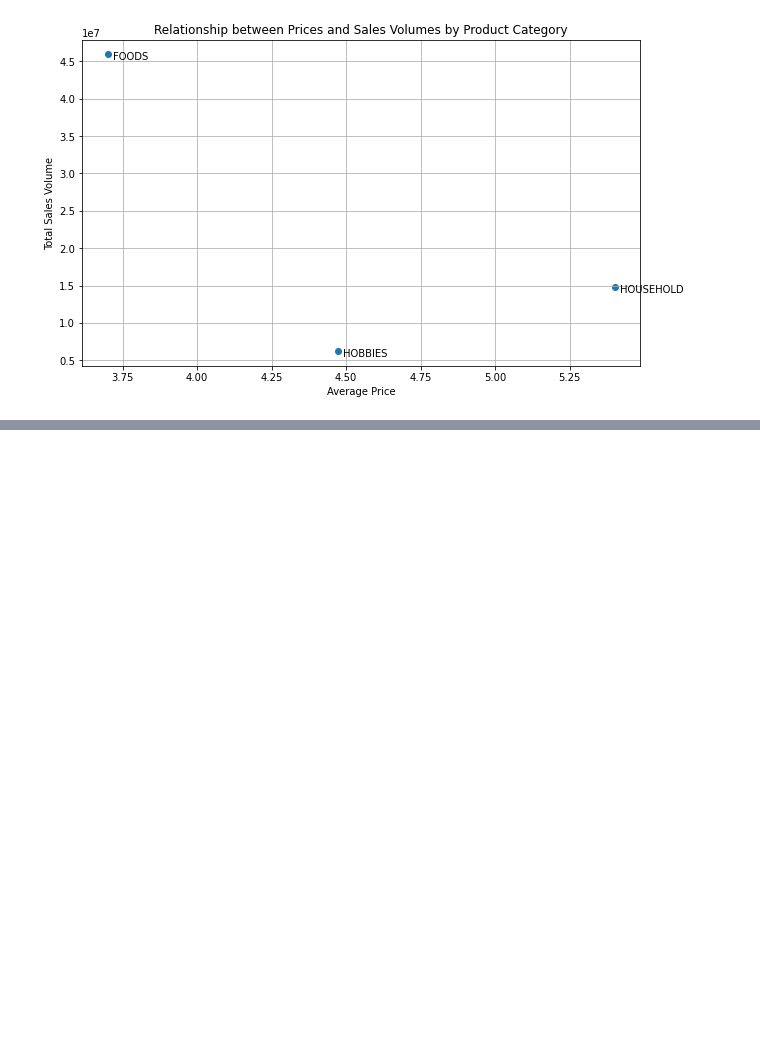
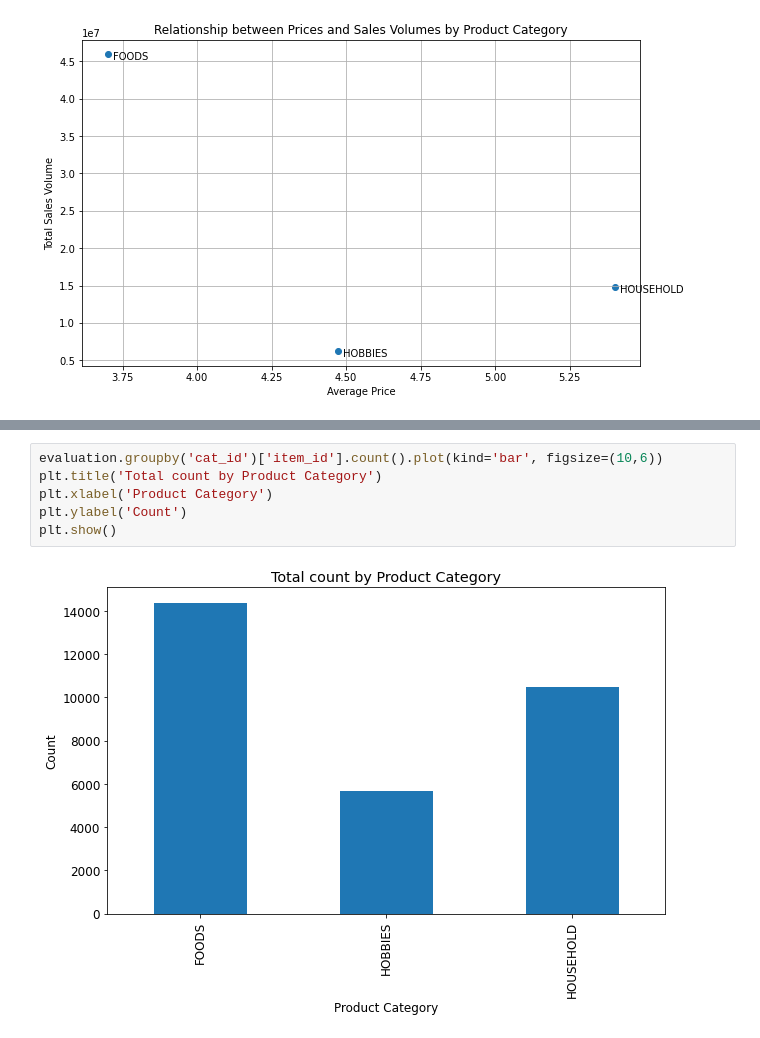
Before and after one commit to janiceivana/DS_05, a Jupyter notebook: New Data Analysis.ipynb, the cells around one changed output, grey strips where cells are left out. Drawn from its saved outputs; the diff is of its cells as text; blank space fills up the shorter version.

```diff
--- a/New Data Analysis.ipynb
+++ b/New Data Analysis.ipynb
@@ -333,0 +339,8 @@ plt.show()
+# %%
+evaluation.groupby('cat_id')['item_id'].count().plot(kind='bar', figsize=(10,6))
+plt.title('Total count by Product Category')
+plt.xlabel('Product Category')
+plt.ylabel('Count')
+plt.show()
+# %% [output]
+[figure, added]
```
Also changed, not shown: parts of 43 cells of this notebook.
